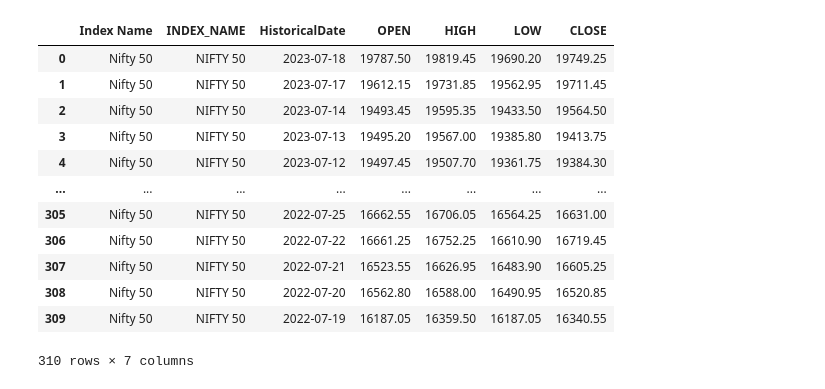
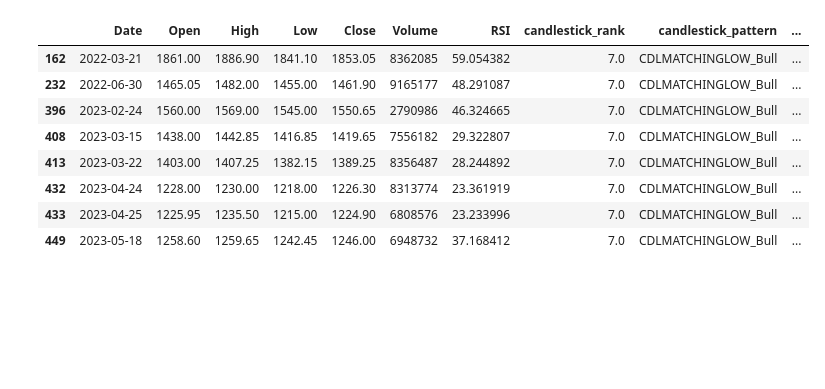
Before and after one commit to Aniruddh97/trading-bot, a Jupyter notebook: jupyter/draft.ipynb, the cells around one changed output. Cells and saved outputs as stored; diff of their text form; code cells hidden in the pictures; blank space fills up the shorter version.

```diff
--- a/jupyter/draft.ipynb
+++ b/jupyter/draft.ipynb
@@ -11,5 +9,5 @@ from IPython.display import clear_output
 
 tb = TradingBot()
 # %%
-tb.loadData(timePeriod='6m', label='NIFTY 50', forceUpdate=True)
-tb.computeSignal()
+tb.loadData(timePeriod='2y', label='NIFTY 100', forceUpdate=True)
+tb.incompleteStocks()
@@ -20,7 +37,6 @@ for stock in tb.data:
     if len(pattern.index)>0:
         print(stock)
 # %%
-indicator = tb.indicatorCollection['BRITANNIA']["sri"]
-# indicator.df[indicator.df['candlestick_pattern'] == 'CDL3BLACKCROWS_Bear']
-indicator.showIndicator(100)
+indicator = tb.indicatorCollection['INFY']["sri"]
+indicator.df[indicator.df['candlestick_pattern'] == 'CDLMATCHINGLOW_Bull']
 # %% [output]
@@ -27,0 +43,9 @@ indicator.showIndicator(100)
+|  | Date | Open | High | Low | Close | Volume | RSI | candlestick_rank | candlestick_pattern | ... |
+| 162 | 2022-03-21 | 1861.00 | 1886.90 | 1841.10 | 1853.05 | 8362085 | 59.054382 | 7.0 | CDLMATCHINGLOW_Bull | ... |
+| 232 | 2022-06-30 | 1465.05 | 1482.00 | 1455.00 | 1461.90 | 9165177 | 48.291087 | 7.0 | CDLMATCHINGLOW_Bull | ... |
+| 396 | 2023-02-24 | 1560.00 | 1569.00 | 1545.00 | 1550.65 | 2790986 | 46.324665 | 7.0 | CDLMATCHINGLOW_Bull | ... |
+| 408 | 2023-03-15 | 1438.00 | 1442.85 | 1416.85 | 1419.65 | 7556182 | 29.322807 | 7.0 | CDLMATCHINGLOW_Bull | ... |
+| 413 | 2023-03-22 | 1403.00 | 1407.25 | 1382.15 | 1389.25 | 8356487 | 28.244892 | 7.0 | CDLMATCHINGLOW_Bull | ... |
+| 432 | 2023-04-24 | 1228.00 | 1230.00 | 1218.00 | 1226.30 | 8313774 | 23.361919 | 7.0 | CDLMATCHINGLOW_Bull | ... |
+| 433 | 2023-04-25 | 1225.95 | 1235.50 | 1215.00 | 1224.90 | 6808576 | 23.233996 | 7.0 | CDLMATCHINGLOW_Bull | ... |
+| 449 | 2023-05-18 | 1258.60 | 1259.65 | 1242.45 | 1246.00 | 6948732 | 37.168412 | 7.0 | CDLMATCHINGLOW_Bull | ... |
@@ -39,18 +51,0 @@ localData = {}
-# %%
-from jugaad_data.nse import stock_df, index_df, NSELive
-
-index_df(symbol='NIFTY 50', from_date=startDate, to_date=endDate)
-# %% [output]
-|  | Index Name | INDEX_NAME | HistoricalDate | OPEN | HIGH | LOW | CLOSE |
-| 0 | Nifty 50 | NIFTY 50 | 2023-07-18 | 19787.50 | 19819.45 | 19690.20 | 19749.25 |
-| 1 | Nifty 50 | NIFTY 50 | 2023-07-17 | 19612.15 | 19731.85 | 19562.95 | 19711.45 |
-| 2 | Nifty 50 | NIFTY 50 | 2023-07-14 | 19493.45 | 19595.35 | 19433.50 | 19564.50 |
-| 3 | Nifty 50 | NIFTY 50 | 2023-07-13 | 19495.20 | 19567.00 | 19385.80 | 19413.75 |
-| 4 | Nifty 50 | NIFTY 50 | 2023-07-12 | 19497.45 | 19507.70 | 19361.75 | 19384.30 |
-| ... | ... | ... | ... | ... | ... | ... | ... |
-| 305 | Nifty 50 | NIFTY 50 | 2022-07-25 | 16662.55 | 16706.05 | 16564.25 | 16631.00 |
-| 306 | Nifty 50 | NIFTY 50 | 2022-07-22 | 16661.25 | 16752.25 | 16610.90 | 16719.45 |
-| 307 | Nifty 50 | NIFTY 50 | 2022-07-21 | 16523.55 | 16626.95 | 16483.90 | 16605.25 |
-| 308 | Nifty 50 | NIFTY 50 | 2022-07-20 | 16562.80 | 16588.00 | 16490.95 | 16520.85 |
-| 309 | Nifty 50 | NIFTY 50 | 2022-07-19 | 16187.05 | 16359.50 | 16187.05 | 16340.55 |
-310 rows × 7 columns
```
Also changed, not shown: parts of 7 cells of this notebook, 6 other files.
